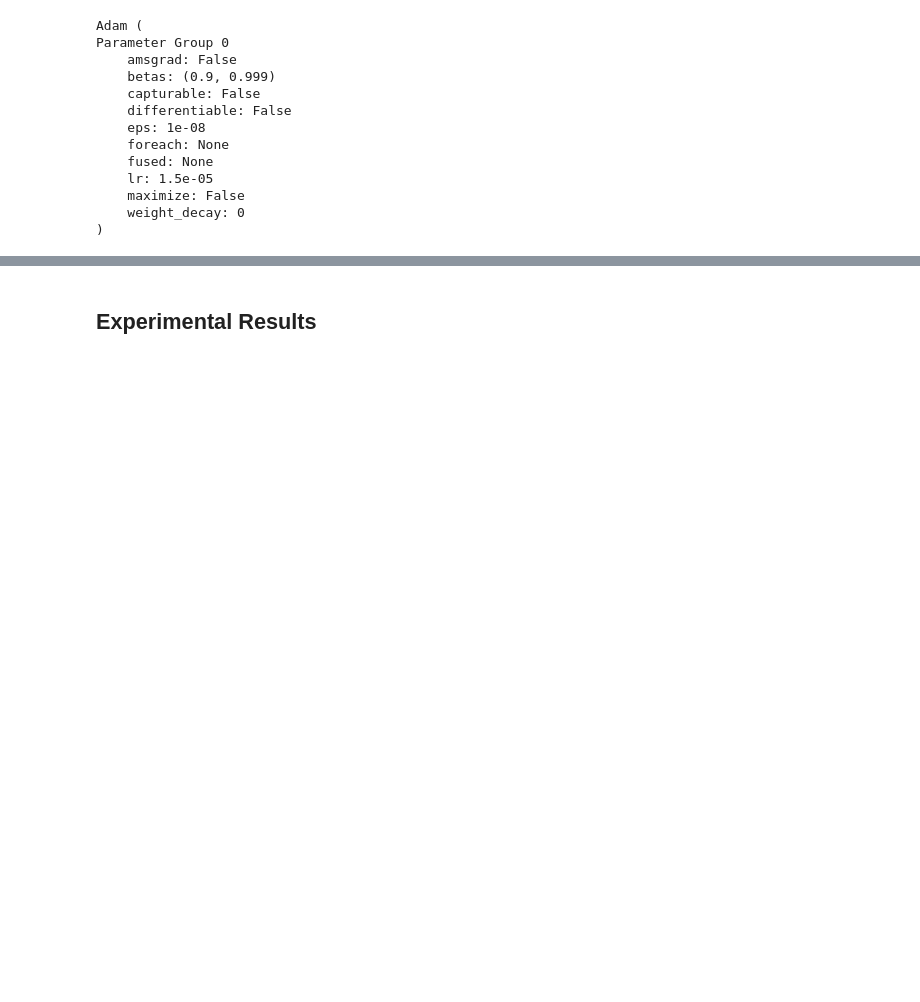
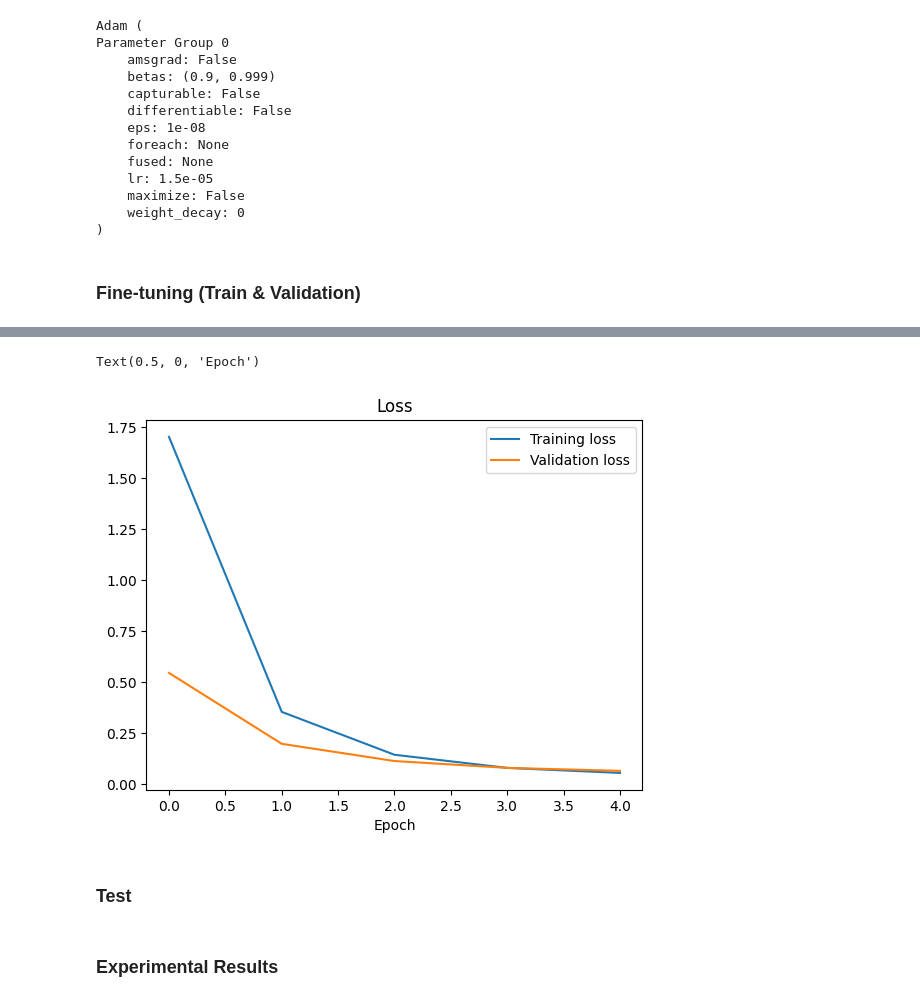
Before and after one commit to SewoongLee/reproduce-uniformat-classification, a Jupyter notebook: bert_uniformat_cls_rseed42.ipynb, the cells around one changed output, grey strips where cells are left out. Saved outputs shown, nothing was run; the diff lists cells and outputs as text; code cells hidden in the pictures; blank space fills up the shorter version.

```diff
--- a/bert_uniformat_cls_rseed42.ipynb
+++ b/bert_uniformat_cls_rseed42.ipynb
@@ -147,35 +170,42 @@ Parameter Group 0
     maximize: False
     weight_decay: 0
 )
+# %% [markdown]
+### Fine-tuning (Train & Validation)
 # %%
 from tqdm import tqdm
 
+train_losses = []
+val_losses = []
 for epoch in range(epoch_size):
     model.train()
-    total_loss = 0
+    train_loss = 0
     for input_ids, attention_mask, labels in tqdm(train_loader):
         model.zero_grad()
         outputs = model(input_ids=input_ids, attention_mask=attention_mask, labels=labels)
         loss = outputs.loss
-        total_loss += loss.item()
+        train_loss += loss.item()
         loss.backward()
         optimizer.step()
-
-    avg_train_loss = total_loss / len(train_loader)
-    print(f"Epoch {epoch+1} | Train Loss: {avg_train_loss}")
+    train_losses.append(train_loss / len(train_loader))
 
     # Validation
     model.eval()
-    correct_cnt = 0
-    for input_ids, attention_mask, labels in validation_loader:
-
-        with torch.no_grad():
+    with torch.no_grad():
+        val_loss = 0
+        for input_ids, attention_mask, labels in validation_loader:
             outputs = model(input_ids=input_ids, attention_mask=attention_mask, labels=labels)
 
-        logits = outputs.logits
-        predictions = torch.argmax(logits, dim=-1)
+            loss = outputs.loss
+            val_loss += loss.item()
+    val_losses.append(val_loss / len(validation_loader))
+    print(f"Epoch {epoch+1} | Train Loss: {train_losses[-1]} | Validation Loss: {val_losses[-1]}")
 
-        correct_cnt += torch.sum(predictions == labels).item()
-
-    print(f"Validation Accuracy: {correct_cnt / len(validation_dataset)}")
+import matplotlib.pyplot as plt
+plt.plot(train_losses, label='Training loss')
+plt.plot(val_losses, label='Validation loss')
+plt.legend()
+plt.title('Loss')
+plt.xlabel('Epoch')
+plt.show()
 # %% [output]
@@ -192 +217,5 @@ Validation Accuracy: 0.9819727392642532
+Text(0.5, 0, 'Epoch')
+[figure, added]
+# %% [markdown]
+### Test
 # %%
@@ -207,5 +231,5 @@ with torch.no_grad():
         predictions.extend(pred_labels.cpu().numpy())
         true_labels.extend(labels.cpu().numpy())
 # %% [markdown]
-## Experimental Results
+### Experimental Results
 # %% [markdown]
```
Also changed, not shown: parts of 21 cells of this notebook, 10 other files.
